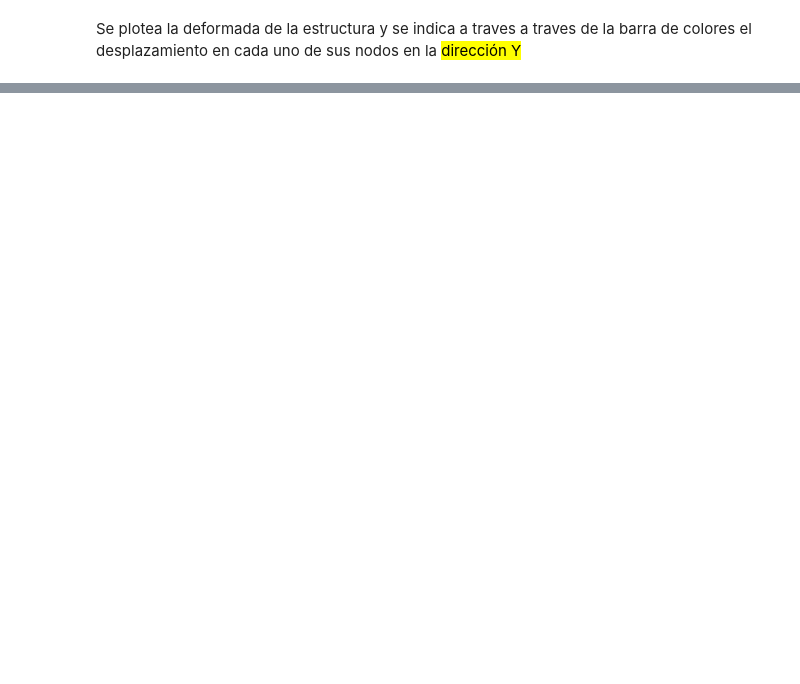
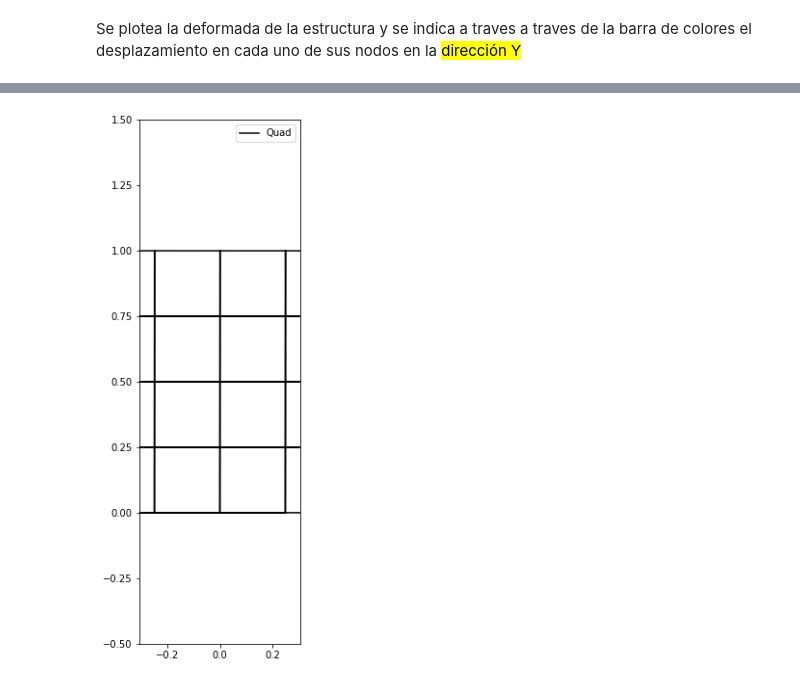
Before and after one commit to Julian-Palacios/pmef, a Jupyter notebook: 01_Viga_Quad4.ipynb, the cells around one changed output, grey strips where cells are left out. Cells and saved outputs as stored; diff of their text form; code cells hidden in the pictures; blank space fills up the shorter version.

```diff
--- a/01_Viga_Quad4.ipynb
+++ b/01_Viga_Quad4.ipynb
@@ -97,0 +152,4 @@ plot_model_deformada('y', 30)
+# %%
+dinamic_plot(FS=10000)
+# %% [output]
+[figure, added]
```
Also changed, not shown: parts of 21 cells of this notebook.
